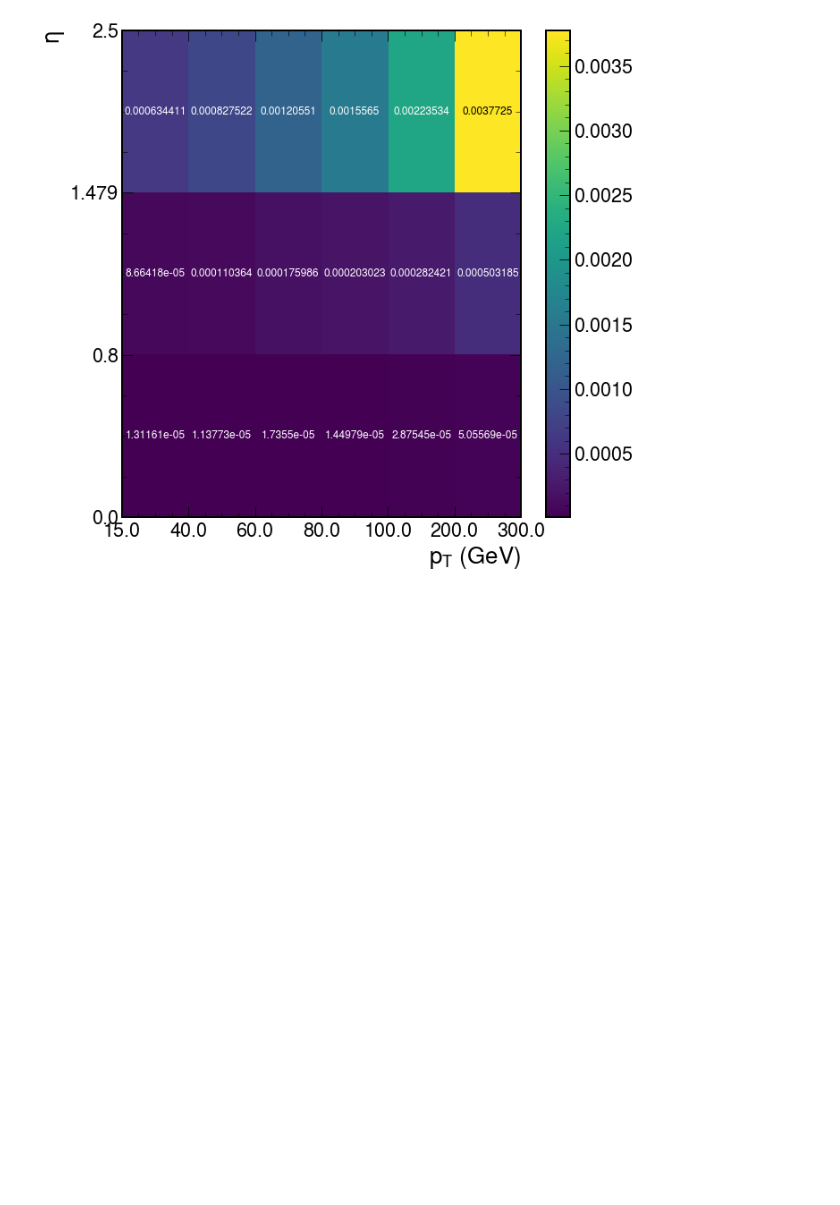
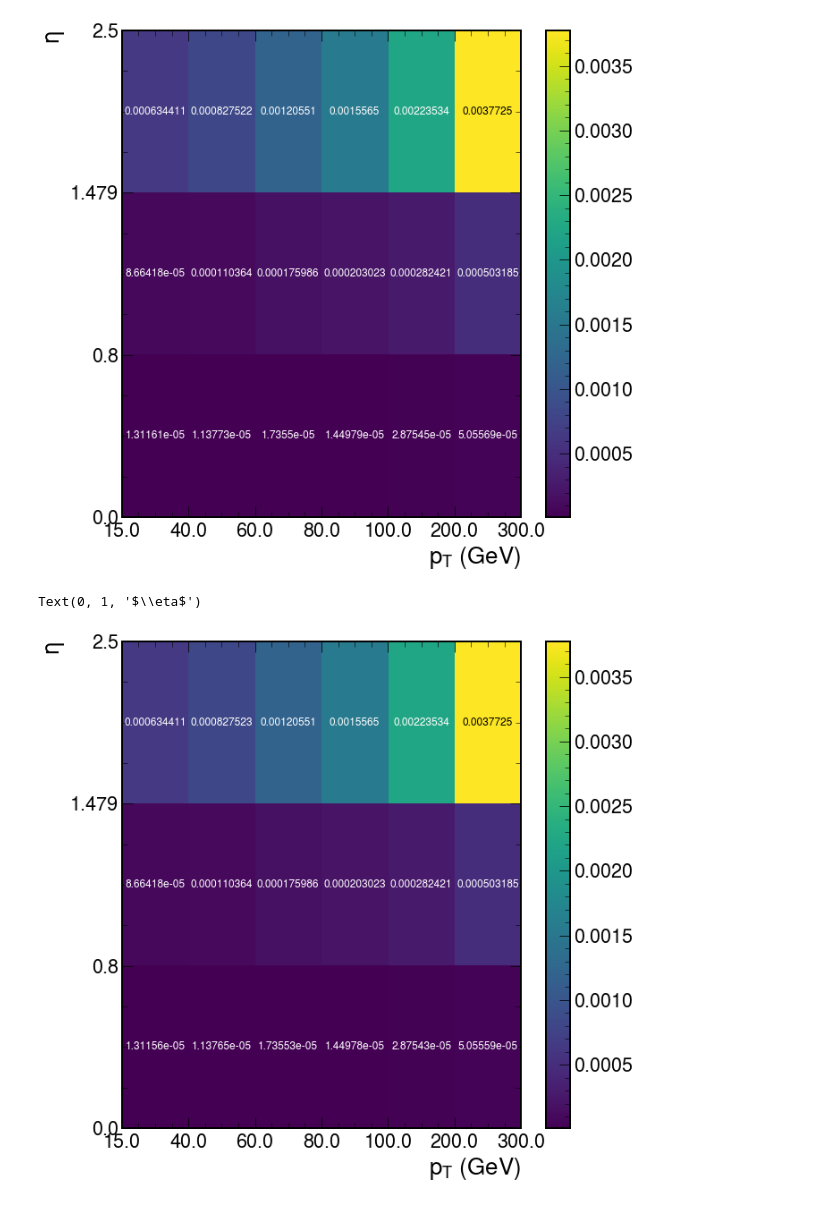
Before and after one commit to JacksonWallace/FCNC, a Jupyter notebook: notebooks/Charge Flip Calculator.ipynb, the cells around one changed output. Drawn from its saved outputs; the diff is of its cells as text; code cells hidden in the pictures; blank space fills up the shorter version.

```diff
--- a/notebooks/Charge Flip Calculator.ipynb
+++ b/notebooks/Charge Flip Calculator.ipynb
@@ -422,7 +430,7 @@ Saving histo in histos/chargeflipfull2016.pkl.gz...
 # %%
 import gzip
 import pickle
-path = 'histos/chargeflipfull2017.pkl.gz'
+path = '../histos/chargeflipfull2016.pkl.gz'
 with gzip.open(path) as fin:
             ratio= pickle.load(fin)
 # %%
@@ -436,3 +444,18 @@ ax.set_ylabel(r'$\eta$')
 # %% [output]
 Text(0, 1, '$\\eta$')
 [figure]
+# %%
+import gzip
+import pickle
+path = '../histos/chargeflipfull2017.pkl.gz'
+with gzip.open(path) as fin:
+            ratio= pickle.load(fin)
+# %%
+plt.style.use(hep.style.CMS)
+fig, ax  = plt.subplots(1, 1,figsize=(10,10) )
+ratio.plot(show_counts=True, equidistant='xy')
+ax.set_xlabel(r'$p_{T}\ (GeV)$')
+ax.set_ylabel(r'$\eta$')
+# %% [output]
+Text(0, 1, '$\\eta$')
+[figure, added]
```
Also changed, not shown: parts of 4 cells of this notebook, 12 other files.
